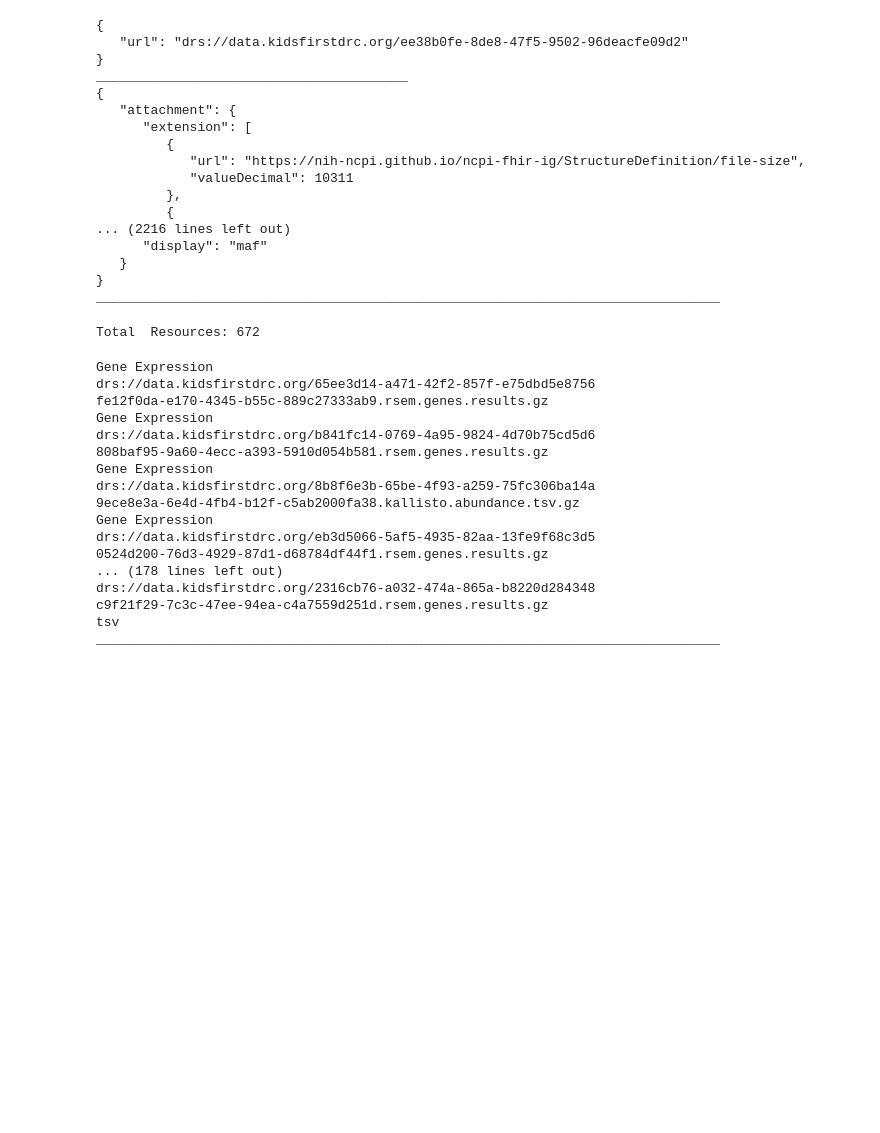
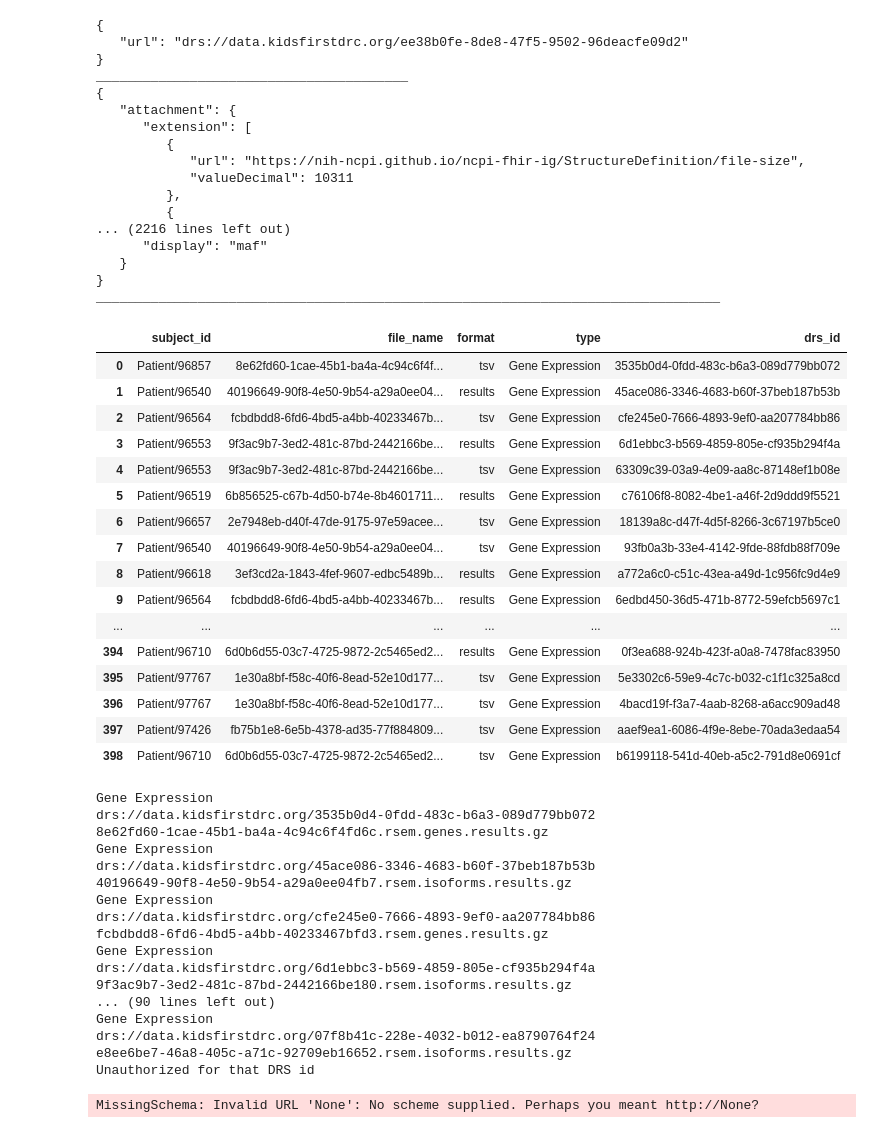
Before and after one commit to NIH-NCPI/FHIR-CAT-June22, a Jupyter notebook: kf_notebooks/RNASeq 2 - SD_DYPMEHHF.ipynb, the cells around one changed output. Drawn from its saved outputs; the diff is of its cells as text; code cells hidden in the pictures; blank space fills up the shorter version.

```diff
--- a/kf_notebooks/RNASeq 2 - SD_DYPMEHHF.ipynb
+++ b/kf_notebooks/RNASeq 2 - SD_DYPMEHHF.ipynb
@@ -306,9 +332,54 @@ from fasp.loc import kfDRSClient
 
 cl = kfDRSClient("~/.keys/kf_credentials.json")
 # %%
-exp_docs = runQuery(f"DocumentReference?type:text=Gene%20Expression&security-label=U&_tag={kf_study_id}")
+def query_kf_fhir(query, verbose=True):
+    if verbose:
+        print("running query")
+    documents = runQuery(query)
+    records = []
+    if verbose:
+        print("building dataframe")
+    #patient_counter = Counter()
+    for d in documents:
+        url = d['content'][0]['attachment']['url']
+        type = d['type']['text']
+        drs_id = url.split('/')[-1]
+        drs_response = cl.get_object(drs_id)
+        #print(json.dumps(drs_response, indent=3))
+        file_name = drs_response["name"]
+        #print(file_name)
+        subject_id = d['subject']['reference']
+        #patient_counter[subject_id]+=1
+        format = d['content'][1]['format']['display']
+        records.append({"subject_id":subject_id,"file_name":file_name,
+                        "format":format,"type":type,"drs_id":drs_id})
+
+    #print('_'*80)
+    #print(json.dumps(patient_counter, indent=3))
+    df = pd.DataFrame(records)
+    return df
-# %% [output]
-Total  Resources: 672
+# %%
+df2= query_kf_fhir(f"DocumentReference?type:text=Gene%20Expression&security-label=U&_tag={kf_study_id}")
+# %%
+df2
+# %% [output]
+|  | subject_id | file_name | format | type | drs_id |
+| 0 | Patient/96857 | 8e62fd60-1cae-45b1-ba4a-4c94c6f4f... | tsv | Gene Expression | 3535b0d4-0fdd-483c-b6a3-089d779bb072 |
+| 1 | Patient/96540 | 40196649-90f8-4e50-9b54-a29a0ee04... | results | Gene Expression | 45ace086-3346-4683-b60f-37beb187b53b |
+| 2 | Patient/96564 | fcbdbdd8-6fd6-4bd5-a4bb-40233467b... | tsv | Gene Expression | cfe245e0-7666-4893-9ef0-aa207784bb86 |
+| 3 | Patient/96553 | 9f3ac9b7-3ed2-481c-87bd-2442166be... | results | Gene Expression | 6d1ebbc3-b569-4859-805e-cf935b294f4a |
+| 4 | Patient/96553 | 9f3ac9b7-3ed2-481c-87bd-2442166be... | tsv | Gene Expression | 63309c39-03a9-4e09-aa8c-87148ef1b08e |
+| 5 | Patient/96519 | 6b856525-c67b-4d50-b74e-8b4601711... | results | Gene Expression | c76106f8-8082-4be1-a46f-2d9ddd9f5521 |
+| 6 | Patient/96657 | 2e7948eb-d40f-47de-9175-97e59acee... | tsv | Gene Expression | 18139a8c-d47f-4d5f-8266-3c67197b5ce0 |
+| 7 | Patient/96540 | 40196649-90f8-4e50-9b54-a29a0ee04... | tsv | Gene Expression | 93fb0a3b-33e4-4142-9fde-88fdb88f709e |
+| 8 | Patient/96618 | 3ef3cd2a-1843-4fef-9607-edbc5489b... | results | Gene Expression | a772a6c0-c51c-43ea-a49d-1c956fc9d4e9 |
+| 9 | Patient/96564 | fcbdbdd8-6fd6-4bd5-a4bb-40233467b... | results | Gene Expression | 6edbd450-36d5-471b-8772-59efcb5697c1 |
+| ... | ... | ... | ... | ... | ... |
+| 394 | Patient/96710 | 6d0b6d55-03c7-4725-9872-2c5465ed2... | results | Gene Expression | 0f3ea688-924b-423f-a0a8-7478fac83950 |
+| 395 | Patient/97767 | 1e30a8bf-f58c-40f6-8ead-52e10d177... | tsv | Gene Expression | 5e3302c6-59e9-4c7c-b032-c1f1c325a8cd |
+| 396 | Patient/97767 | 1e30a8bf-f58c-40f6-8ead-52e10d177... | tsv | Gene Expression | 4bacd19f-f3a7-4aab-8268-a6acc909ad48 |
+| 397 | Patient/97426 | fb75b1e8-6e5b-4378-ad35-77f884809... | tsv | Gene Expression | aaef9ea1-6086-4f9e-8ebe-70ada3edaa54 |
+| 398 | Patient/96710 | 6d0b6d55-03c7-4725-9872-2c5465ed2... | tsv | Gene Expression | b6199118-541d-40eb-a5c2-791d8e0691cf |
 # %%
 def download_study_files(documents, folder):
     for d in exp_docs:
@@ -330,26 +401,27 @@ def download_study_files(documents, folder):
 
     print('_'*80)
 # %%
-folder = '/Users/yourpath/yourfolder'
+folder = '/Users/forei/Downloads/study2'
 download_study_files(exp_docs, folder)
 # %% [output]
 Gene Expression
-drs://data.kidsfirstdrc.org/65ee3d14-a471-42f2-857f-e75dbd5e8756
-fe12f0da-e170-4345-b55c-889c27333ab9.rsem.genes.results.gz
+drs://data.kidsfirstdrc.org/3535b0d4-0fdd-483c-b6a3-089d779bb072
+8e62fd60-1cae-45b1-ba4a-4c94c6f4fd6c.rsem.genes.results.gz
 Gene Expression
-drs://data.kidsfirstdrc.org/b841fc14-0769-4a95-9824-4d70b75cd5d6
-808baf95-9a60-4ecc-a393-5910d054b581.rsem.genes.results.gz
+drs://data.kidsfirstdrc.org/45ace086-3346-4683-b60f-37beb187b53b
+40196649-90f8-4e50-9b54-a29a0ee04fb7.rsem.isoforms.results.gz
 Gene Expression
-drs://data.kidsfirstdrc.org/8b8f6e3b-65be-4f93-a259-75fc306ba14a
-9ece8e3a-6e4d-4fb4-b12f-c5ab2000fa38.kallisto.abundance.tsv.gz
+drs://data.kidsfirstdrc.org/cfe245e0-7666-4893-9ef0-aa207784bb86
+fcbdbdd8-6fd6-4bd5-a4bb-40233467bfd3.rsem.genes.results.gz
 Gene Expression
-drs://data.kidsfirstdrc.org/eb3d5066-5af5-4935-82aa-13fe9f68c3d5
-0524d200-76d3-4929-87d1-d68784df44f1.rsem.genes.results.gz
-... (178 lines left out)
-drs://data.kidsfirstdrc.org/2316cb76-a032-474a-865a-b8220d284348
-c9f21f29-7c3c-47ee-94ea-c4a7559d251d.rsem.genes.results.gz
-tsv
-________________________________________________________________________________
+drs://data.kidsfirstdrc.org/6d1ebbc3-b569-4859-805e-cf935b294f4a
+9f3ac9b7-3ed2-481c-87bd-2442166be180.rsem.isoforms.results.gz
+... (90 lines left out)
+Gene Expression
+drs://data.kidsfirstdrc.org/07f8b41c-228e-4032-b012-ea8790764f24
+e8ee6be7-46a8-405c-a71c-92709eb16652.rsem.isoforms.results.gz
+Unauthorized for that DRS id
+MissingSchema: Invalid URL 'None': No scheme supplied. Perhaps you meant http://None?
 # %%
 import pandas as pd
 
```
Also changed, not shown: parts of 10 cells of this notebook, 4 other files.
